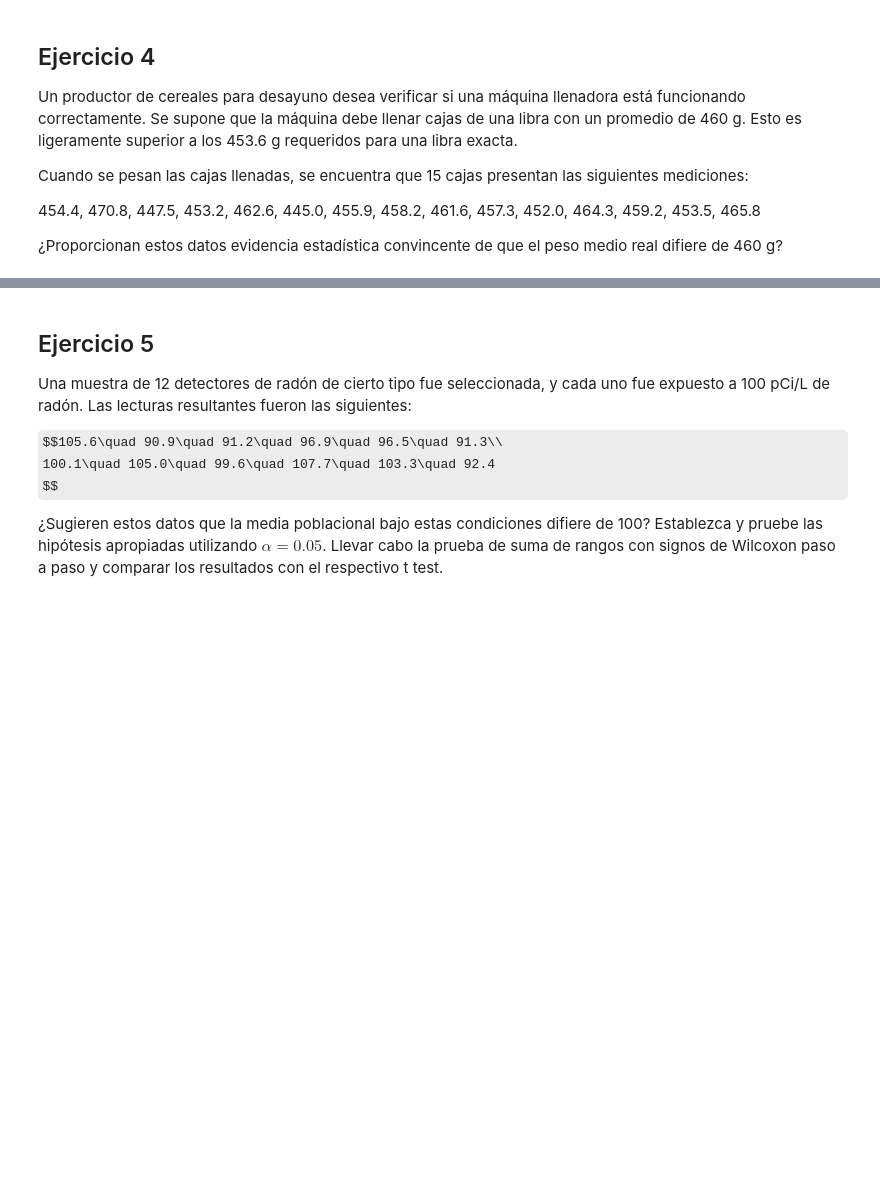
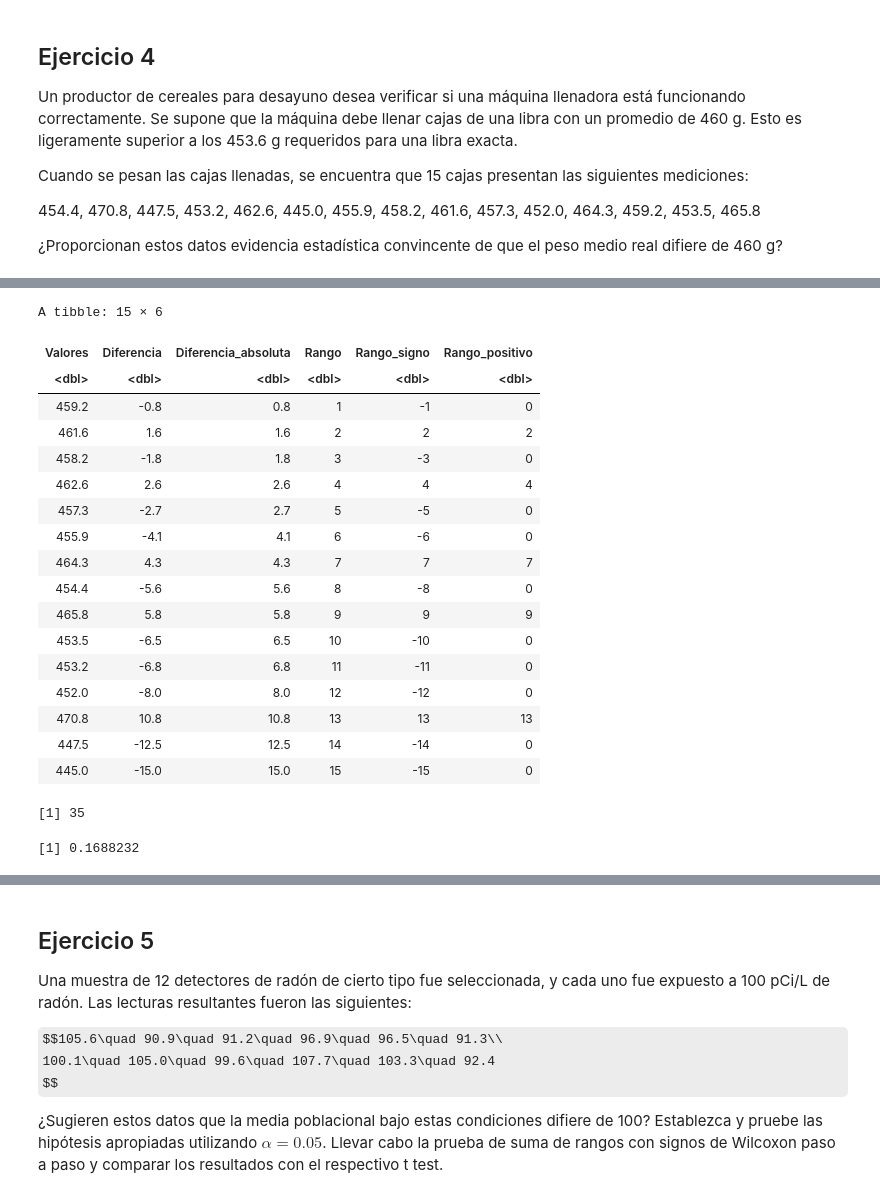
Before and after one commit to caromsa/neumonia_identificationxrays_cnn, a Jupyter notebook: Tarea_1.ipynb, the cells around one changed output, grey strips where cells are left out. Cells and saved outputs as stored; diff of their text form; code cells hidden in the pictures; some formulas as TeX source; blank space fills up the shorter version.

```diff
--- a/Tarea_1.ipynb
+++ b/Tarea_1.ipynb
@@ -123,0 +199,34 @@ Cuando se pesan las cajas llenadas, se encuentra que 15 cajas presentan las sigu
+# %%
+datos <- c(454.4,	470.8,	447.5,	453.2,	462.6,	445.0,	455.9,	458.2, 461.6,	457.3,	452.0,	464.3,	459.2,	453.5,	465.8)
+
+df <- tibble(Valores = datos, Diferencia = Valores - 460, Diferencia_absoluta = abs(Diferencia), Rango = rank(Diferencia_absoluta))
+df <- arrange(df, Rango)
+df <- mutate(df, Rango_signo = sign(Diferencia)* Rango, Rango_positivo = if_else(Rango_signo >0, Rango_signo, 0))
+df
+# %% [output]
+A tibble: 15 × 6
+| Valores | Diferencia | Diferencia_absoluta | Rango | Rango_signo | Rango_positivo |
+| <dbl> | <dbl> | <dbl> | <dbl> | <dbl> | <dbl> |
+| 459.2 | -0.8 | 0.8 | 1 | -1 | 0 |
+| 461.6 | 1.6 | 1.6 | 2 | 2 | 2 |
+| 458.2 | -1.8 | 1.8 | 3 | -3 | 0 |
+| 462.6 | 2.6 | 2.6 | 4 | 4 | 4 |
+| 457.3 | -2.7 | 2.7 | 5 | -5 | 0 |
+| 455.9 | -4.1 | 4.1 | 6 | -6 | 0 |
+| 464.3 | 4.3 | 4.3 | 7 | 7 | 7 |
+| 454.4 | -5.6 | 5.6 | 8 | -8 | 0 |
+| 465.8 | 5.8 | 5.8 | 9 | 9 | 9 |
+| 453.5 | -6.5 | 6.5 | 10 | -10 | 0 |
+| 453.2 | -6.8 | 6.8 | 11 | -11 | 0 |
+| 452.0 | -8.0 | 8.0 | 12 | -12 | 0 |
+| 470.8 | 10.8 | 10.8 | 13 | 13 | 13 |
+| 447.5 | -12.5 | 12.5 | 14 | -14 | 0 |
+| 445.0 | -15.0 | 15.0 | 15 | -15 | 0 |
+# %%
+sum(df$Rango_positivo)
+# %% [output]
+[1] 35
+# %%
+2*psignrank(35, 15)
+# %% [output]
+[1] 0.1688232
```
Also changed, not shown: parts of 9 cells of this notebook.
